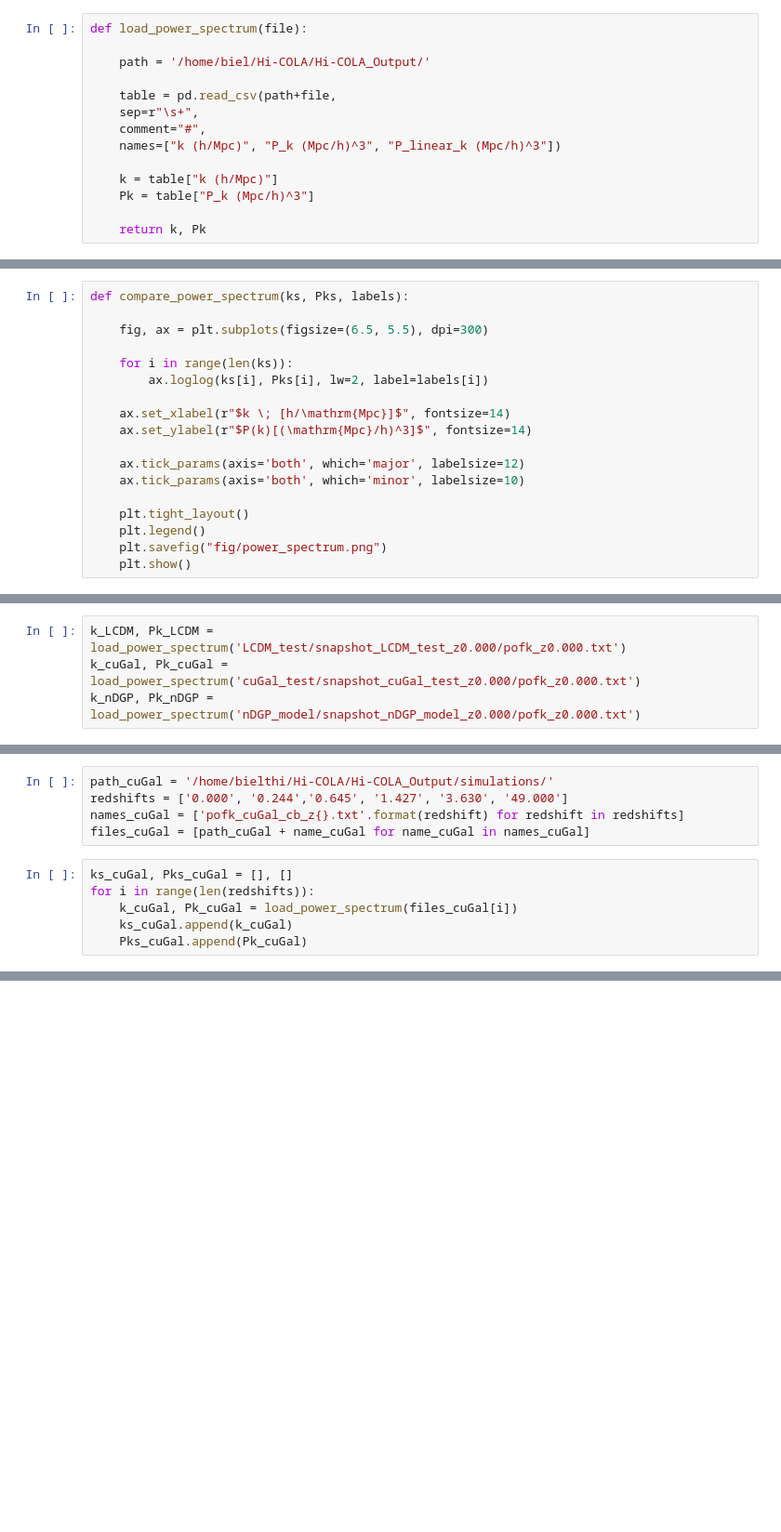
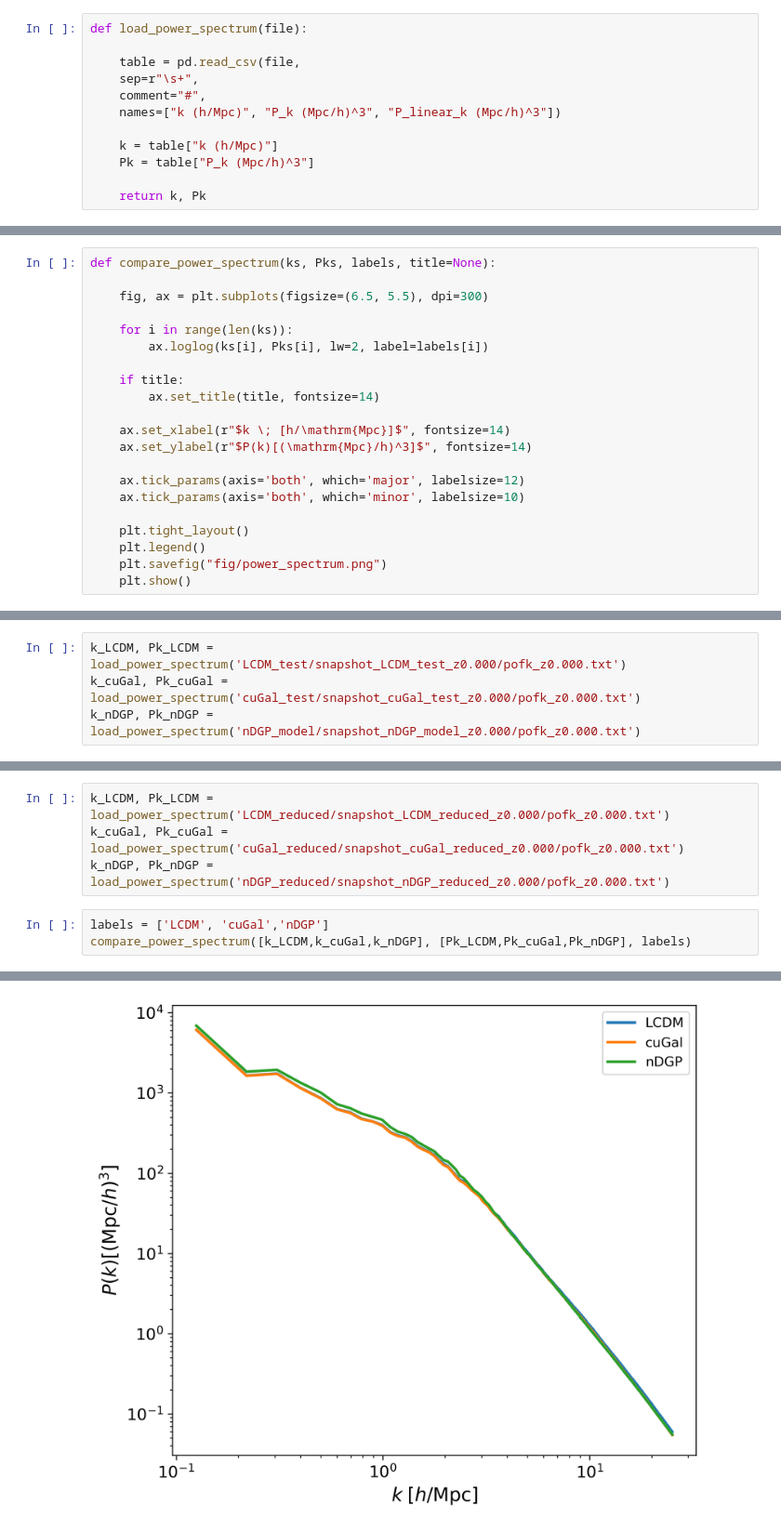
Before and after one commit to BielThi/Hi-COLA, a Jupyter notebook: Notebooks/power_spectrum.ipynb, the cells around one changed output, grey strips where cells are left out. Shown at 93% size. Drawn from its saved outputs; the diff is of its cells as text; blank space fills up the shorter version.

```diff
--- a/Notebooks/power_spectrum.ipynb
+++ b/Notebooks/power_spectrum.ipynb
@@ -5,9 +5,7 @@ import pandas as pd
 # %%
 def load_power_spectrum(file):
 
-    path = '/home/biel/Hi-COLA/Hi-COLA_Output/'
-
-    table = pd.read_csv(path+file,
+    table = pd.read_csv(file,
     sep=r"\s+",
     comment="#",
     names=["k (h/Mpc)", "P_k (Mpc/h)^3", "P_linear_k (Mpc/h)^3"])
@@ -33,12 +31,15 @@ def plot_power_spectrum(k, Pk):
     plt.savefig("fig/power_spectrum.png")
     plt.show()
 # %%
-def compare_power_spectrum(ks, Pks, labels):
+def compare_power_spectrum(ks, Pks, labels, title=None):
 
     fig, ax = plt.subplots(figsize=(6.5, 5.5), dpi=300)
 
     for i in range(len(ks)):
         ax.loglog(ks[i], Pks[i], lw=2, label=labels[i])
+
+    if title:
+        ax.set_title(title, fontsize=14)
 
     ax.set_xlabel(r"$k \; [h/\mathrm{Mpc}]$", fontsize=14)
     ax.set_ylabel(r"$P(k)[(\mathrm{Mpc}/h)^3]$", fontsize=14)
@@ -90,12 +95,8 @@ ratio_power_spectrum(k_LCDM,Pk_LCDM,k_nDGP,Pk_nDGP,labels)
 # %%
-path_cuGal = '/home/bielthi/Hi-COLA/Hi-COLA_Output/simulations/'
-redshifts = ['0.000', '0.244','0.645', '1.427', '3.630', '49.000']
-names_cuGal = ['pofk_cuGal_cb_z{}.txt'.format(redshift) for redshift in redshifts]
-files_cuGal = [path_cuGal + name_cuGal for name_cuGal in names_cuGal]
+k_LCDM, Pk_LCDM = load_power_spectrum('LCDM_reduced/snapshot_LCDM_reduced_z0.000/pofk_z0.000.txt')
+k_cuGal, Pk_cuGal = load_power_spectrum('cuGal_reduced/snapshot_cuGal_reduced_z0.000/pofk_z0.000.txt')
+k_nDGP, Pk_nDGP = load_power_spectrum('nDGP_reduced/snapshot_nDGP_reduced_z0.000/pofk_z0.000.txt')
 # %%
-ks_cuGal, Pks_cuGal = [], []
-for i in range(len(redshifts)):
-    k_cuGal, Pk_cuGal = load_power_spectrum(files_cuGal[i])
-    ks_cuGal.append(k_cuGal)
-    Pks_cuGal.append(Pk_cuGal)
+labels = ['LCDM', 'cuGal','nDGP']
+compare_power_spectrum([k_LCDM,k_cuGal,k_nDGP], [Pk_LCDM,Pk_cuGal,Pk_nDGP], labels)
 # %% [output]
@@ -103 +103,2 @@ FileNotFoundError: [Errno 2] No such file or directory: '/home/biel/Hi-COLA/Hi-C
+[figure, added]
 # %%
```
Also changed, not shown: parts of 21 cells of this notebook, 29 other files.
